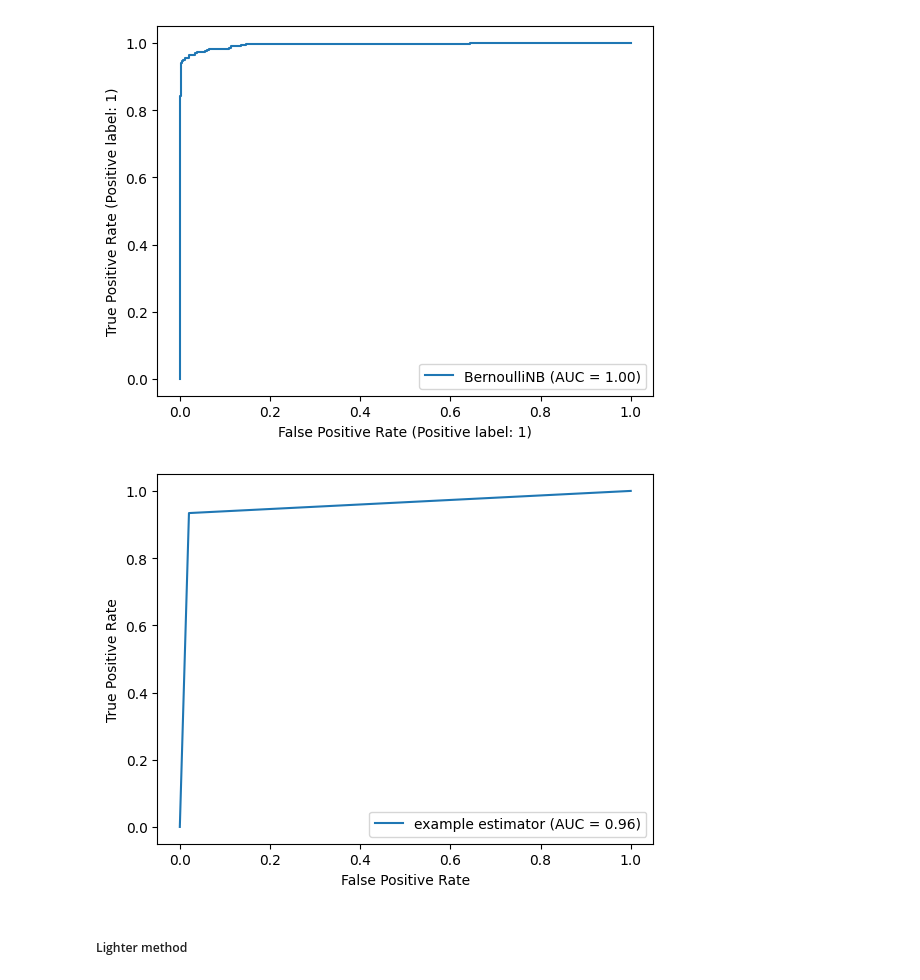
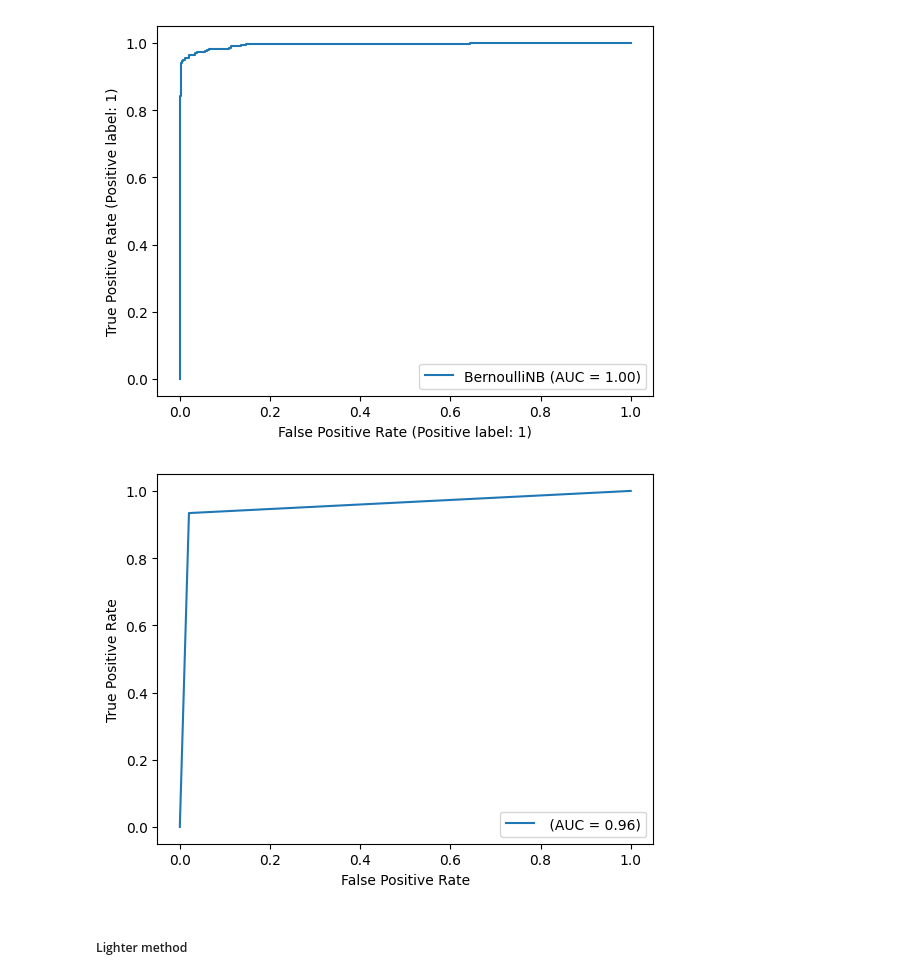
Before and after one commit to PaoloBonicco7/ml-uniTo-21-22, a Jupyter notebook: Meo/4_probabilistic_model/my_classification_twitter_emotions.ipynb, the cells around one changed output. Drawn from its saved outputs; the diff is of its cells as text; code cells hidden in the pictures.

```diff
--- a/Meo/4_probabilistic_model/my_classification_twitter_emotions.ipynb
+++ b/Meo/4_probabilistic_model/my_classification_twitter_emotions.ipynb
@@ -51,7 +51,7 @@ n_rows = 11981 # number rows of the matrix
 n_elements = 71474 # number of the existing values in the matrix (not empty, to be loaded in the matrix in a sparse way)
 
 #path_training="/Users/meo/Documents/Didattica/Laboratorio-15-16-Jupyter/"
-path_training="/Users/paolobonicco/Projects/ml-uniTo-21-22/Meo/4_probabilistic_model/data/"
+path_training="data/"
 file_name="joy_sadness6000.txt"
 # %% [markdown]
 Dichiariamo gli array per le righe e le colonne. Le iniziamo a 0, e la lunghezza la fissiamo al numero di possibili elementi all'interno del dataset
@@ -263,13 +264,13 @@ plot_roc_curve(bernul_model,X_test_normalize,y_test)
 # %%
 # plot_roc_curve(bernul_model,X_test_normalize,y_test)
 fpr, tpr, thresholds = metrics.roc_curve(bernul_y_pred, y_test)
 roc_auc = metrics.auc(fpr, tpr)
 display = metrics.RocCurveDisplay(fpr=fpr, tpr=tpr, roc_auc=roc_auc,
-                                    estimator_name='example estimator')
+                                    estimator_name='')
 display.plot()
 plt.show()
 # %% [output]
-[figure, old version]
+[figure, new version]
 # %% [markdown]
 ##### Lighter method
 # %%
```
Also changed, not shown: parts of 4 cells of this notebook.
